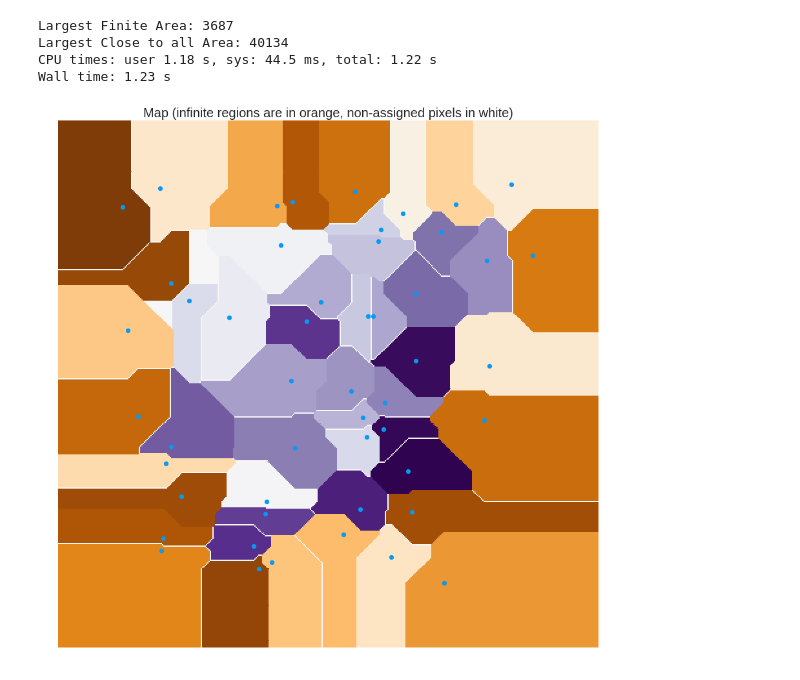
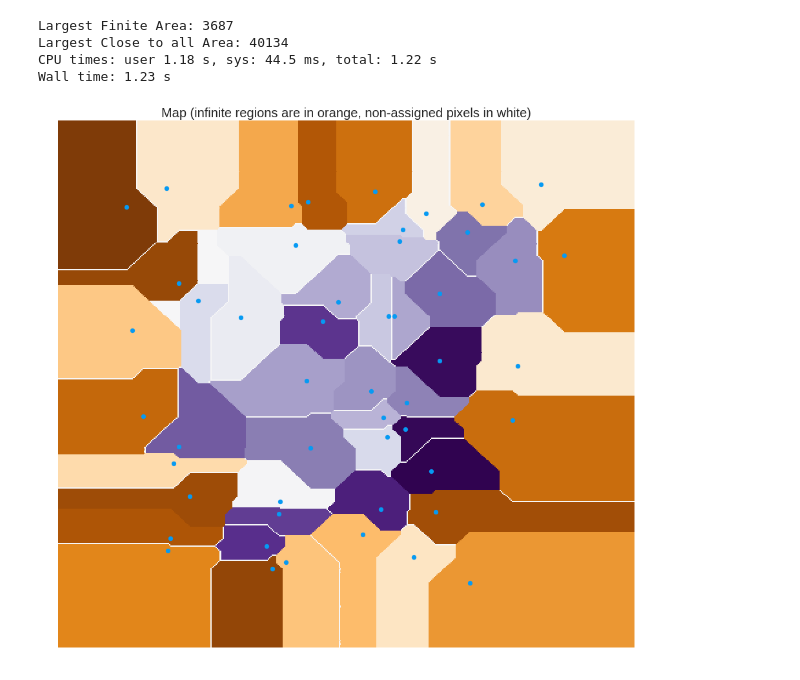
Before and after one commit to ameroyer/advent_of_code_2018, a Jupyter notebook: day6.ipynb, the cells around one changed output. Saved outputs shown, nothing was run; the diff lists cells and outputs as text; code cells hidden in the pictures.

```diff
--- a/day6.ipynb
+++ b/day6.ipynb
@@ -70,25 +70,25 @@ Wall time: 1.23 s
 # %%
 #@title Visualize the mesh
 from matplotlib import pyplot as plt
 def visualize(inputs, offset=50):
   xmin, ymin, _, _, dists = get_dists(inputs, offset=offset)
   dists = (dists == np.amin(dists, axis=0, keepdims=True))
   num_points = inputs.shape[0]
   dists = (np.argmax(dists, axis=0) + 1) - (np.sum(dists, axis=0) > 1) * num_points
   # Plot non assigned region in white
   dists[dists <= 0] = 0
   # points with inifinite regions
   infinite_regions = get_infinite_regions(inputs)
   for k in np.where(infinite_regions == True)[0]:
     dists[dists == k + 1] *= -1
   # Display
-  plt.figure(figsize=(15, 15))
+  plt.figure(figsize=(16, 15))
   plt.pcolormesh(dists, cmap='PuOr', vmin=-num_points, vmax=num_points)
   plt.gca().invert_yaxis()
   plt.axis('off')
   plt.scatter(inputs[:, 0] - xmin, inputs[:, 1] - ymin, marker='o', c='xkcd:azure')
   plt.title('Map (infinite regions are in orange, non-assigned pixels in white)', fontsize=20)
 
 visualize(inputs)
 # %% [output]
-[figure, old version]
+[figure, new version]
```
